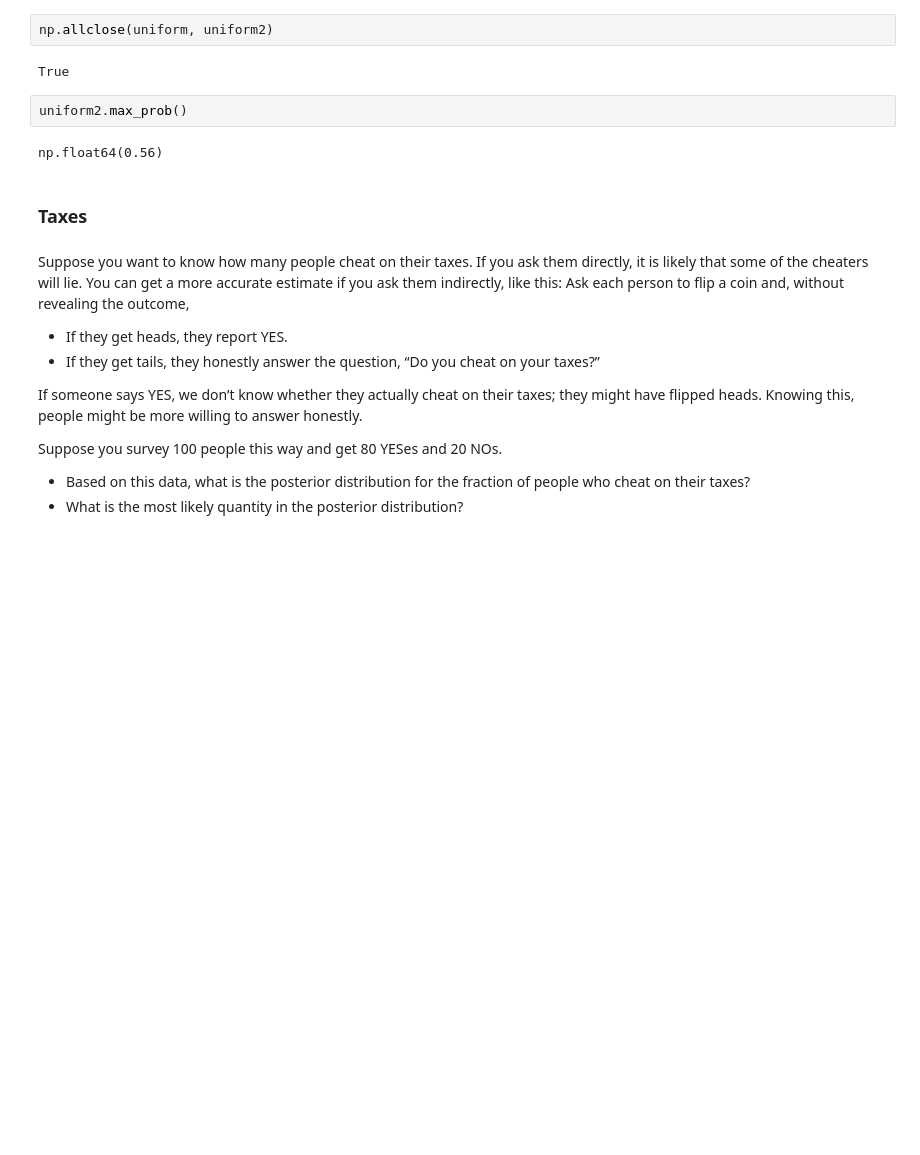
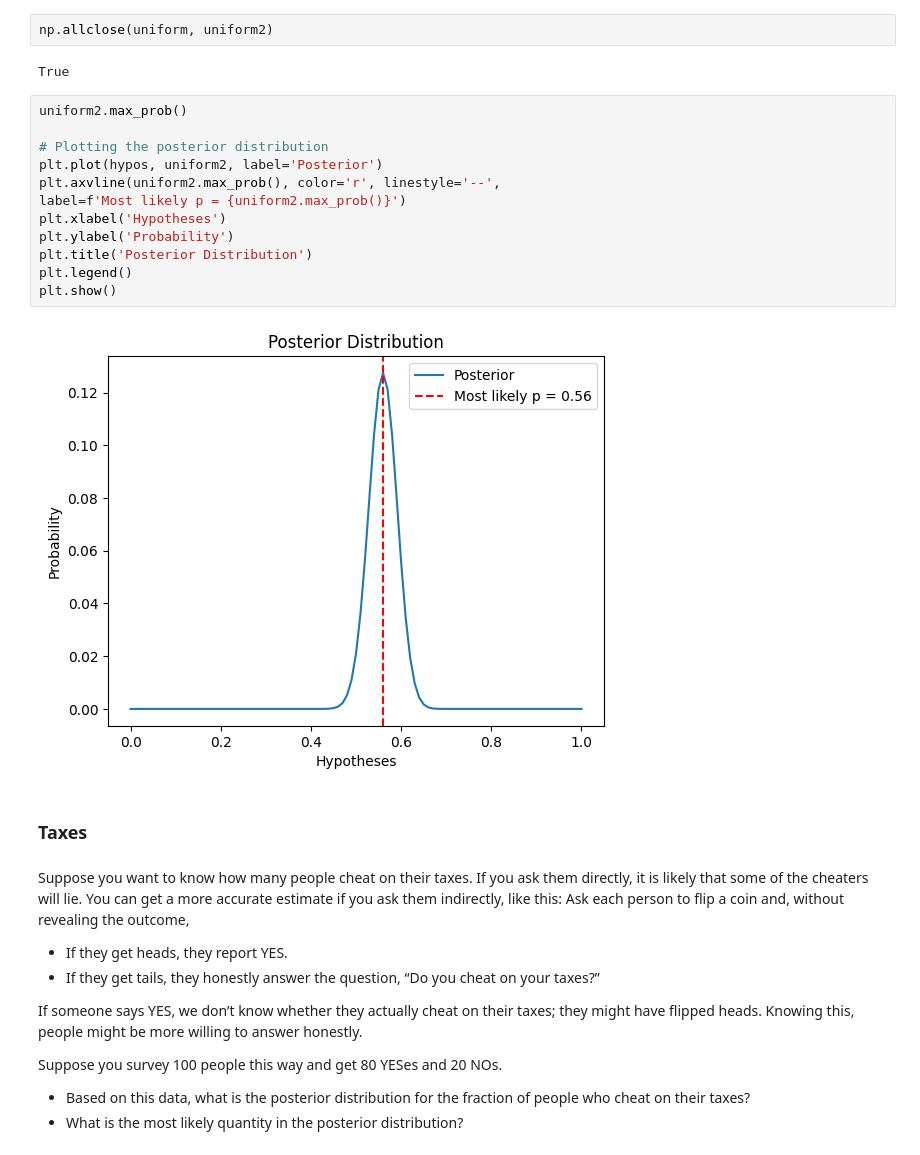
Before and after one commit to bea-sirowy/Python-tutorials, a Jupyter notebook: Bayes03_binomial.ipynb, the cells around one changed output. Drawn from its saved outputs; the diff is of its cells as text; blank space fills up the shorter version.

```diff
--- a/Bayes03_binomial.ipynb
+++ b/Bayes03_binomial.ipynb
@@ -532,10 +532,20 @@ section except for a small floating-point round-off.
 np.allclose(uniform, uniform2)
 # %% [output]
 True
-# %%
-uniform2.max_prob()
-# %% [output]
-np.float64(0.56)
+# %%
+uniform2.max_prob()
+
+# Plotting the posterior distribution
+plt.plot(hypos, uniform2, label='Posterior')
+plt.axvline(uniform2.max_prob(), color='r', linestyle='--',
+label=f'Most likely p = {uniform2.max_prob()}')
+plt.xlabel('Hypotheses')
+plt.ylabel('Probability')
+plt.title('Posterior Distribution')
+plt.legend()
+plt.show()
+# %% [output]
+[figure, added]
 # %% [markdown]
 ### Taxes
 # %% [markdown]
```
